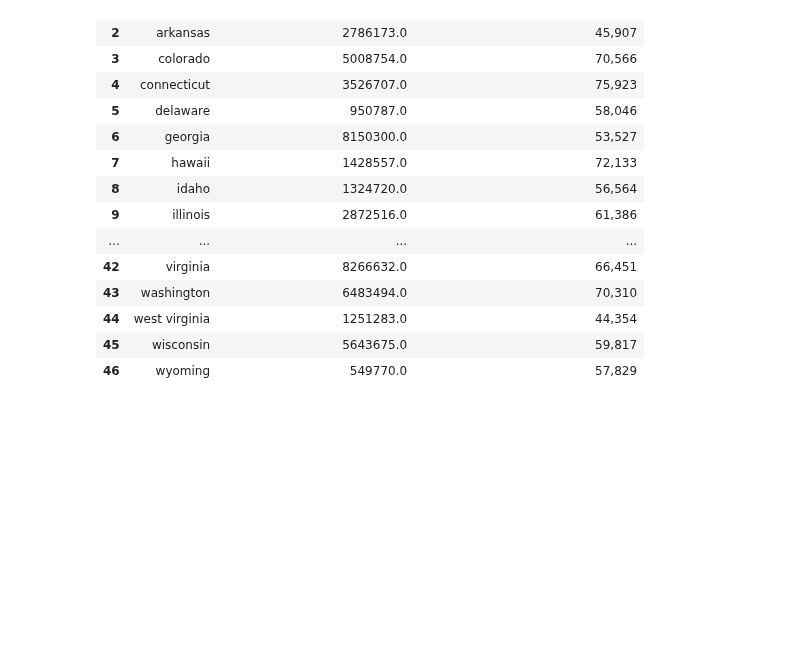
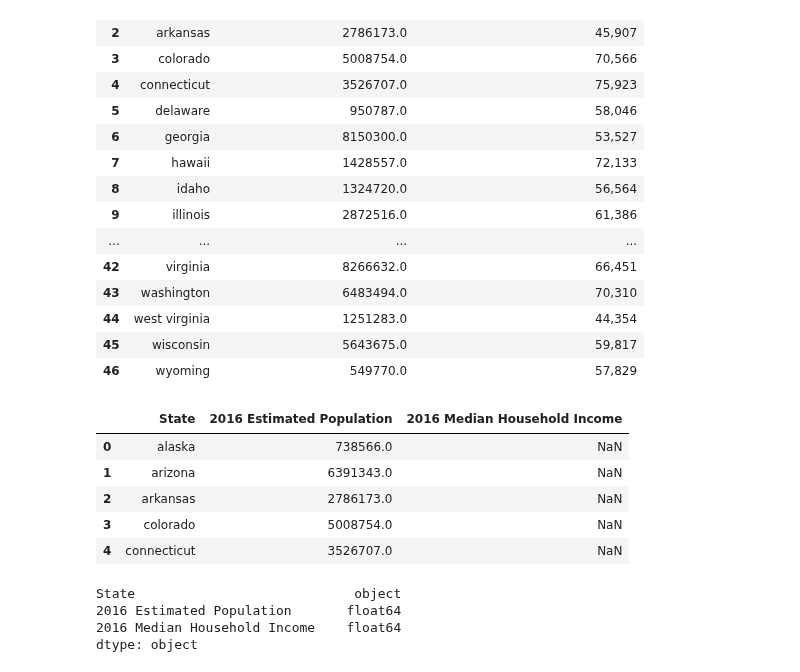
Before and after one commit to sjuarez382/UCI-Group_Project_1-Team9, a Jupyter notebook: State_Crime_Updated.ipynb, the cells around one changed output. Cells and saved outputs as stored; diff of their text form; code cells hidden in the pictures; blank space fills up the shorter version.

```diff
--- a/State_Crime_Updated.ipynb
+++ b/State_Crime_Updated.ipynb
@@ -346,0 +351,16 @@ clean_slimpop_df
+# %%
+clean_slimpop_df.head()
+# %% [output]
+|  | State | 2016 Estimated Population | 2016 Median Household Income |
+| 0 | alaska | 738566.0 | NaN |
+| 1 | arizona | 6391343.0 | NaN |
+| 2 | arkansas | 2786173.0 | NaN |
+| 3 | colorado | 5008754.0 | NaN |
+| 4 | connecticut | 3526707.0 | NaN |
+# %%
+clean_slimpop_df.dtypes
+# %% [output]
+State                            object
+2016 Estimated Population       float64
+2016 Median Household Income    float64
+dtype: object
```
Also changed, not shown: parts of 7 cells of this notebook, 1 other file.
